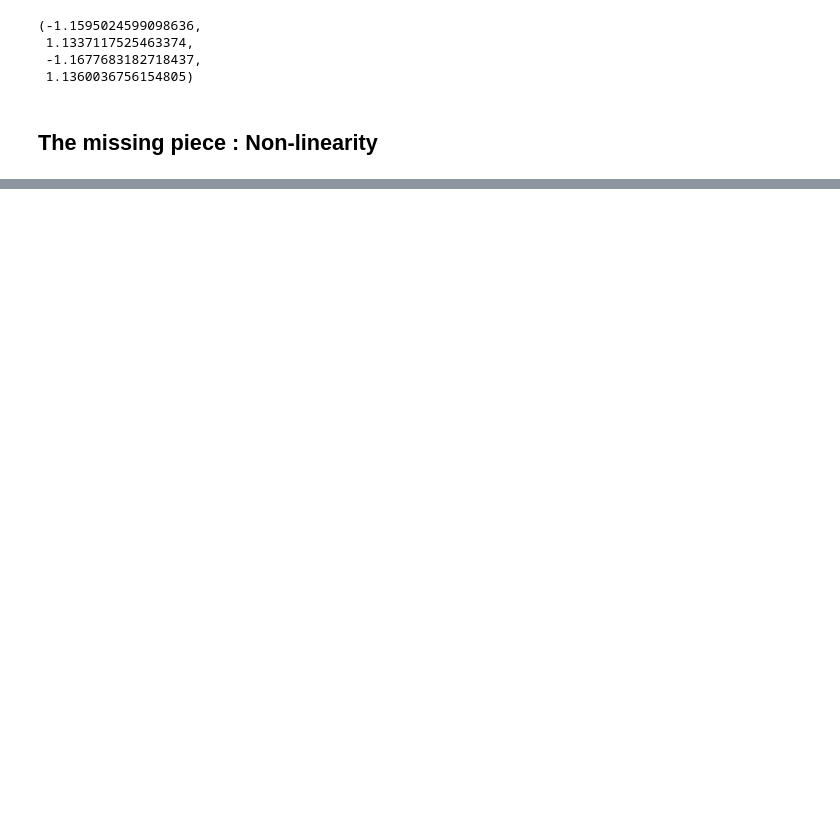
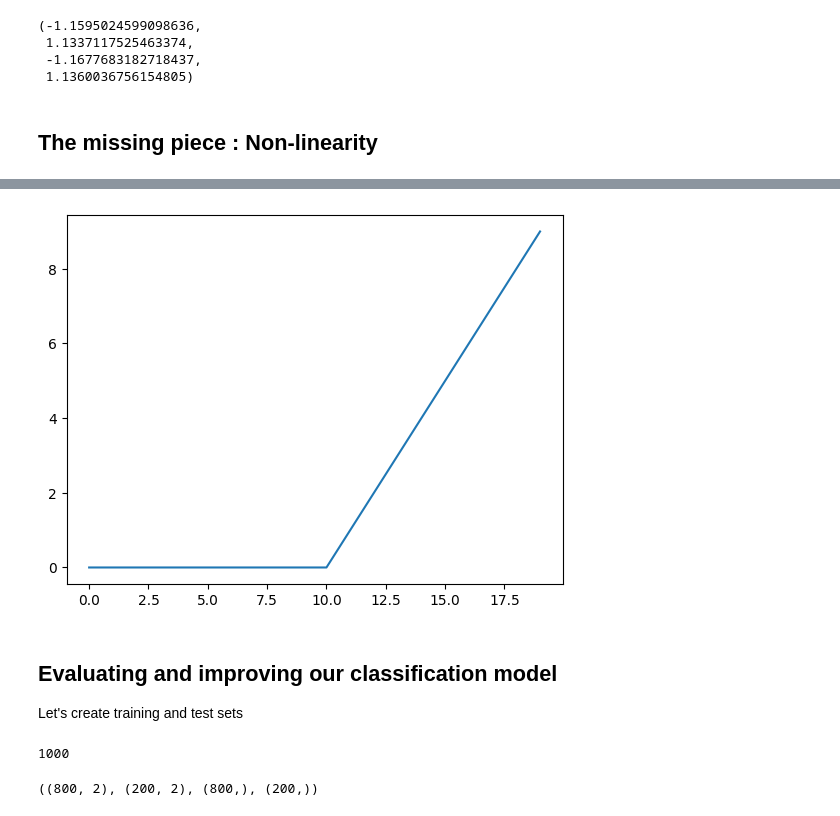
Before and after one commit to sagar2582/TensorFlow, a Jupyter notebook: 02_Neural_network_classification.ipynb, the cells around one changed output, grey strips where cells are left out. Saved outputs shown, nothing was run; the diff lists cells and outputs as text; code cells hidden in the pictures; blank space fills up the shorter version.

```diff
--- a/02_Neural_network_classification.ipynb
+++ b/02_Neural_network_classification.ipynb
@@ -347,0 +394,20 @@ model_6.evaluate(X, y)
+# %%
+plt.plot(relu(A));
+# %% [output]
+[figure, added]
+# %% [markdown]
+## Evaluating and improving our classification model
+
+Let's create training and test sets
+# %%
+len(X)
+# %% [output]
+1000
+# %%
+# Split into train and test sets
+X_train, y_train = X[:800], y[:800]
+X_test, y_test = X[800:], y[800:]
+
+X_train.shape, X_test.shape, y_train.shape, y_test.shape
+# %% [output]
+((800, 2), (200, 2), (800,), (200,))
```
Also changed, not shown: parts of 23 cells of this notebook.
